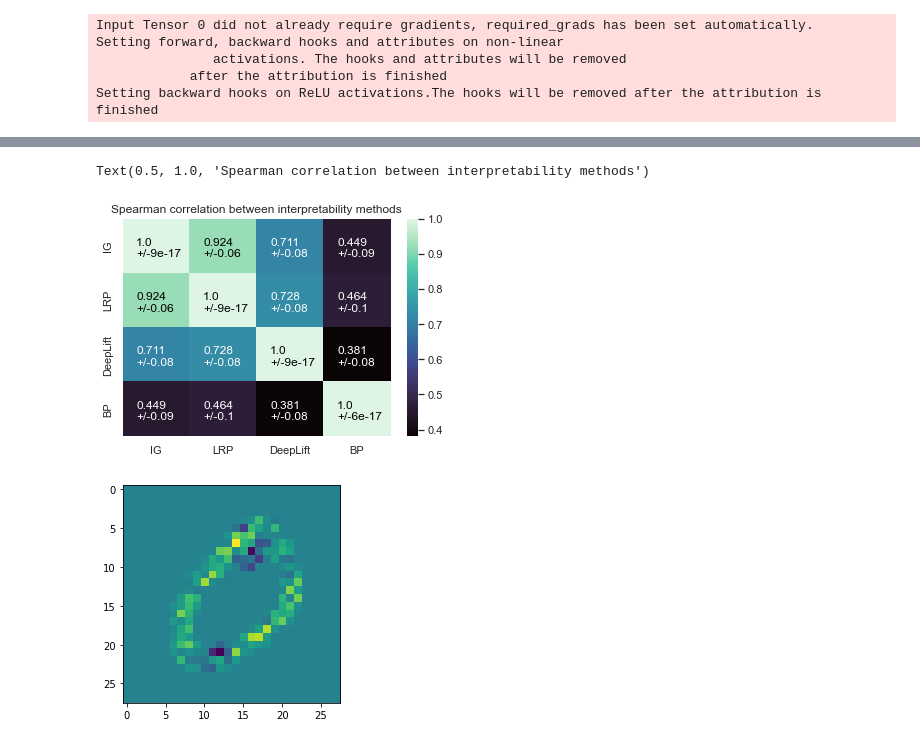
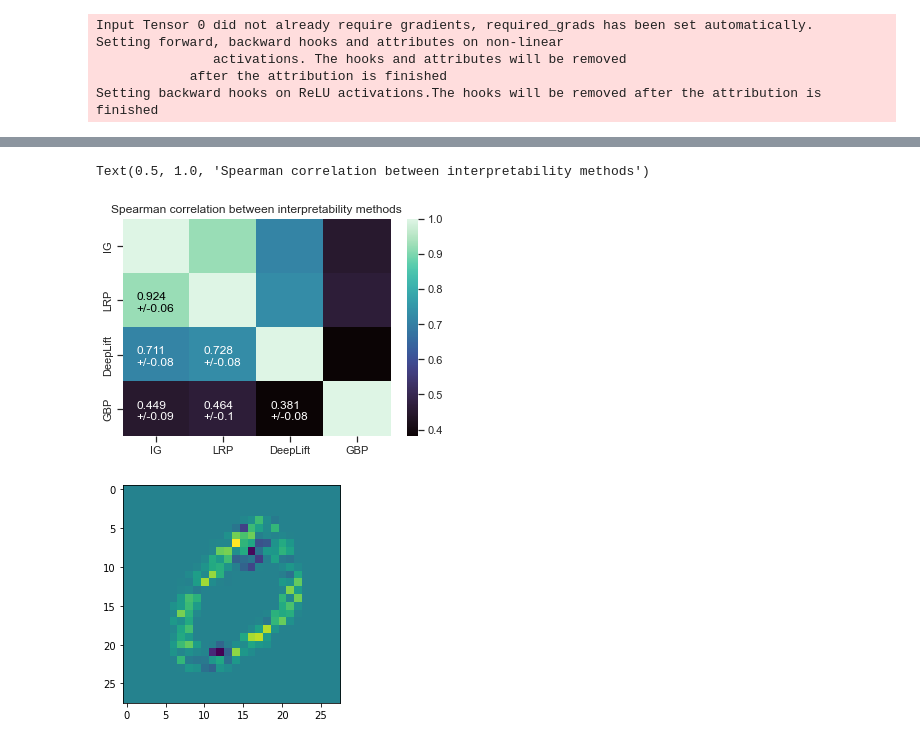
Before and after one commit to JakobSchauser/MLandData, a Jupyter notebook: ADL/Assignment 4/explainability_assignment.ipynb, the cells around one changed output, grey strips where cells are left out. Drawn from its saved outputs; the diff is of its cells as text; code cells hidden in the pictures.

Commit message:
Will hand in soon. Plots are done

```diff
--- a/ADL/Assignment 4/explainability_assignment.ipynb
+++ b/ADL/Assignment 4/explainability_assignment.ipynb
@@ -251,3 +251,21 @@ Setting forward, backward hooks and attributes on non-linear
 Setting backward hooks on ReLU activations.The hooks will be removed after the attribution is finished
 # %%
 corrs = [get_corrs(a) for a in all_attr]
+# %%
+mnames =  ["IG", "LRP", "DeepLift", "GBP"]
+
+
+fig, axs = plt.subplots(2,4, sharex="col",sharey="row")
+
+for i in range(4):
+    axs[1][i].imshow(all_attr[0][i].reshape((28,28)), cmap = "mako")
+    axs[0][i].imshow(all_attr[1][i].reshape((28,28)), cmap = "mako")
+    axs[0][i].set_xticks([])
+    axs[1][i].set_yticks([])
+    axs[0][i].set_yticks([])
+    axs[0][i].set_title(mnames[i])
+
+
+
+fig.tight_layout(h_pad = -3, w_pad = -0.0)
+plt.show()
@@ -254,31 +274,32 @@ corrs = [get_corrs(a) for a in all_attr]
 # %%
-mnames =  ["IG", "LRP", "DeepLift", "BP"]
 import seaborn as sns;
-sns.set_theme()
+sns.set_style("ticks")
 
 avg, std = np.array(corrs).mean(axis = 0), np.array(corrs).std(axis = 0)
 # plt.imshow(avg)
 sns.heatmap(avg, annot= False, cmap = "mako")
 x = np.array(range(4))+0.5
 plt.xticks(x, labels =  mnames)
 plt.yticks(x, labels =  mnames)
 
 from itertools import product
 
 
 def coords(n):
     return product(range(n), repeat = 2)
 
 for (x,y) in coords(4):
-    t = f"{avg[x,y]:.3}\n+/-{std[x,y]:.1}"
+    t = f"{avg[x,y]:.3}\n+/-{std[x,y]:.1}" if y - x > 0 else ""
     # plt.text(x+0.22,y+0.72,t,c = "w")
+    # print(f"{avg[x,y]:.3}+/-{std[x,y]:.1}")
+
     c = "black" if avg[x,y] > 0.8 else "w"
     plt.text(x+0.2,y+0.7,t, c = c)
 
 plt.title("Spearman correlation between interpretability methods")
 # %% [output]
 Text(0.5, 1.0, 'Spearman correlation between interpretability methods')
-[figure, old version]
+[figure, new version]
 # %%
 for a in attributions:
     plt.imshow(a.reshape(28,28))
```
Also changed, not shown: parts of 1 cell of this notebook, 2 other files.
